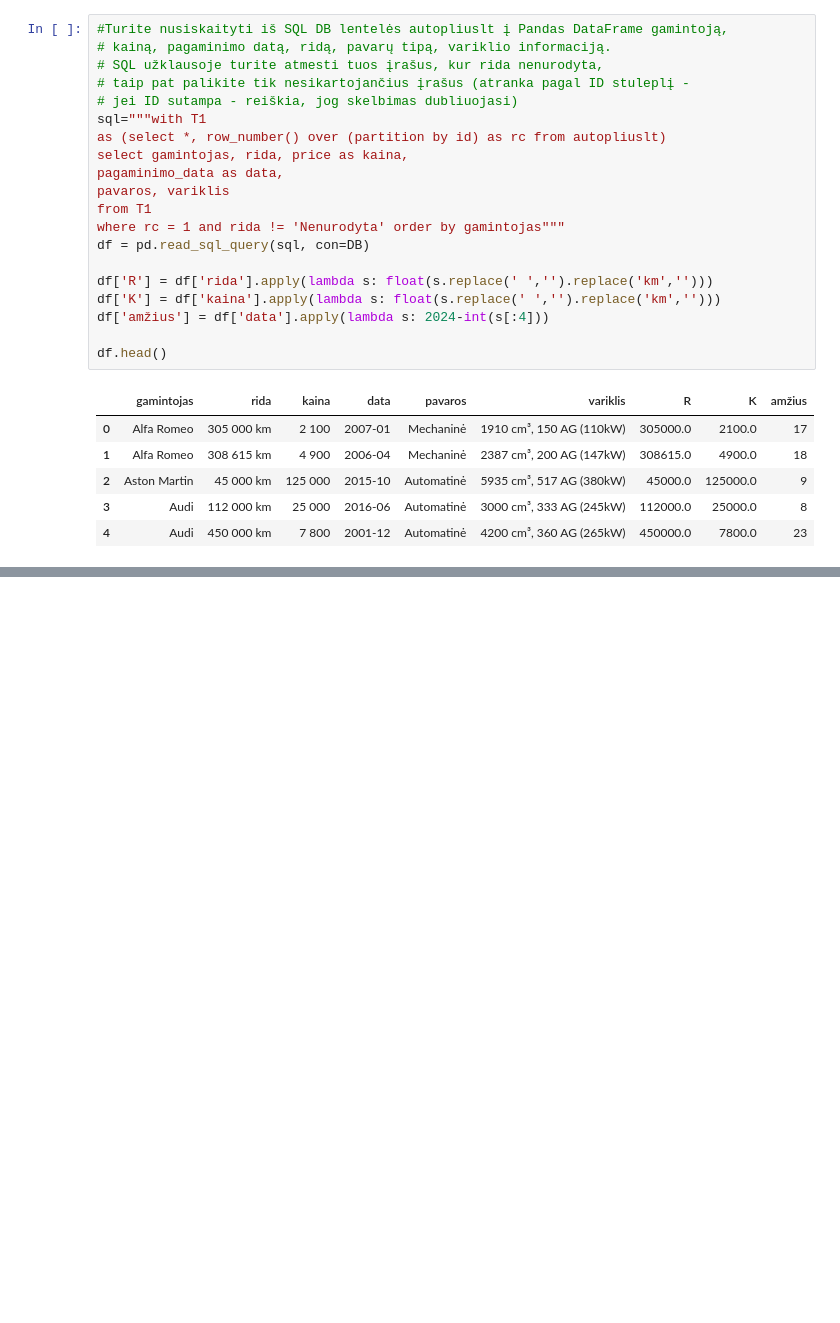
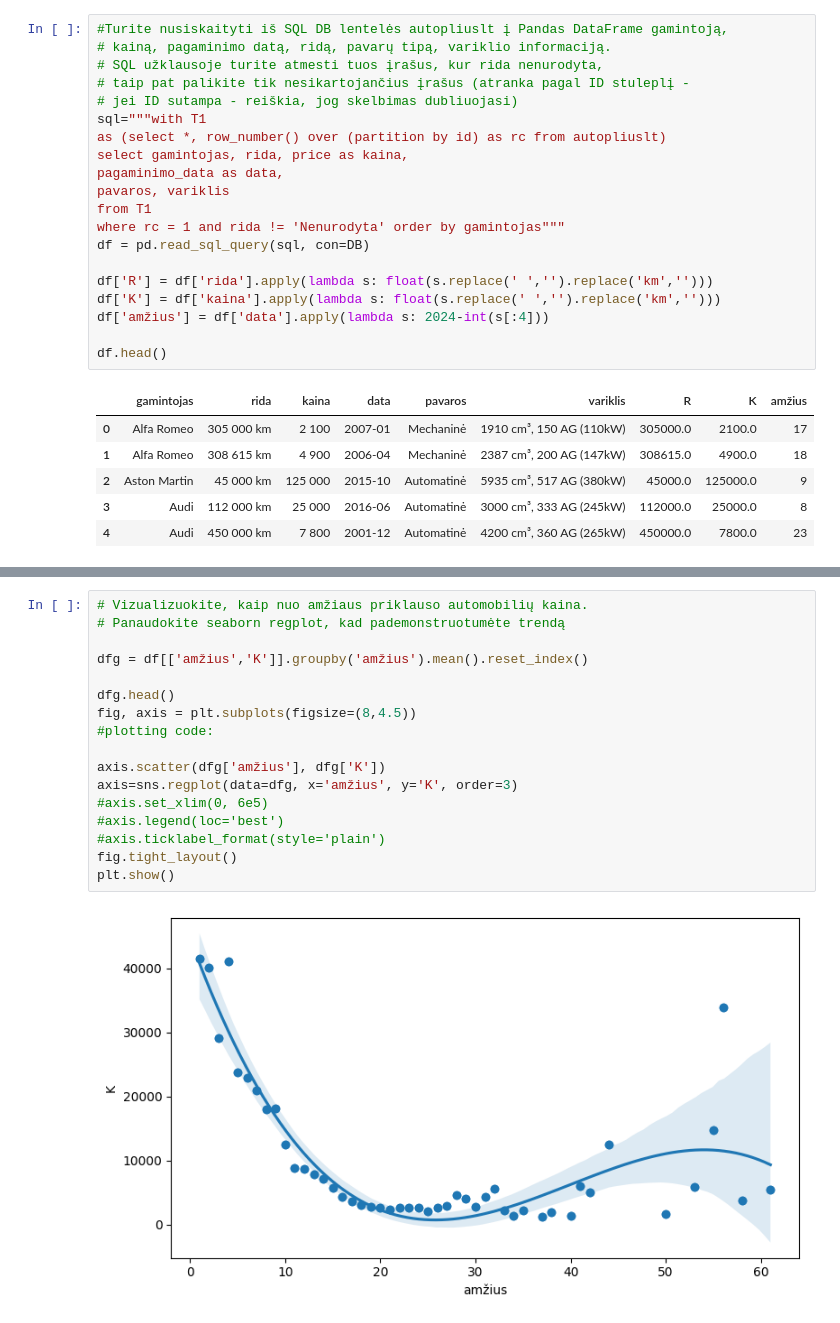
Before and after one commit to ISeeBugsEverywhere/DataScienceNotebooks, a Jupyter notebook: Studentai/EleTame/Po_SQL_8Paskaita.ipynb, the cells around one changed output, grey strips where cells are left out. Drawn from its saved outputs; the diff is of its cells as text; blank space fills up the shorter version.

```diff
--- a/Studentai/EleTame/Po_SQL_8Paskaita.ipynb
+++ b/Studentai/EleTame/Po_SQL_8Paskaita.ipynb
@@ -86,0 +94,19 @@ plt.show()
+# %%
+# Vizualizuokite, kaip nuo amžiaus priklauso automobilių kaina.
+# Panaudokite seaborn regplot, kad pademonstruotumėte trendą
+
+dfg = df[['amžius','K']].groupby('amžius').mean().reset_index()
+
+dfg.head()
+fig, axis = plt.subplots(figsize=(8,4.5))
+#plotting code:
+
+axis.scatter(dfg['amžius'], dfg['K'])
+axis=sns.regplot(data=dfg, x='amžius', y='K', order=3)
+#axis.set_xlim(0, 6e5)
+#axis.legend(loc='best')
+#axis.ticklabel_format(style='plain')
+fig.tight_layout()
+plt.show()
+# %% [output]
+[figure, added]
```
Also changed, not shown: parts of 7 cells of this notebook.
